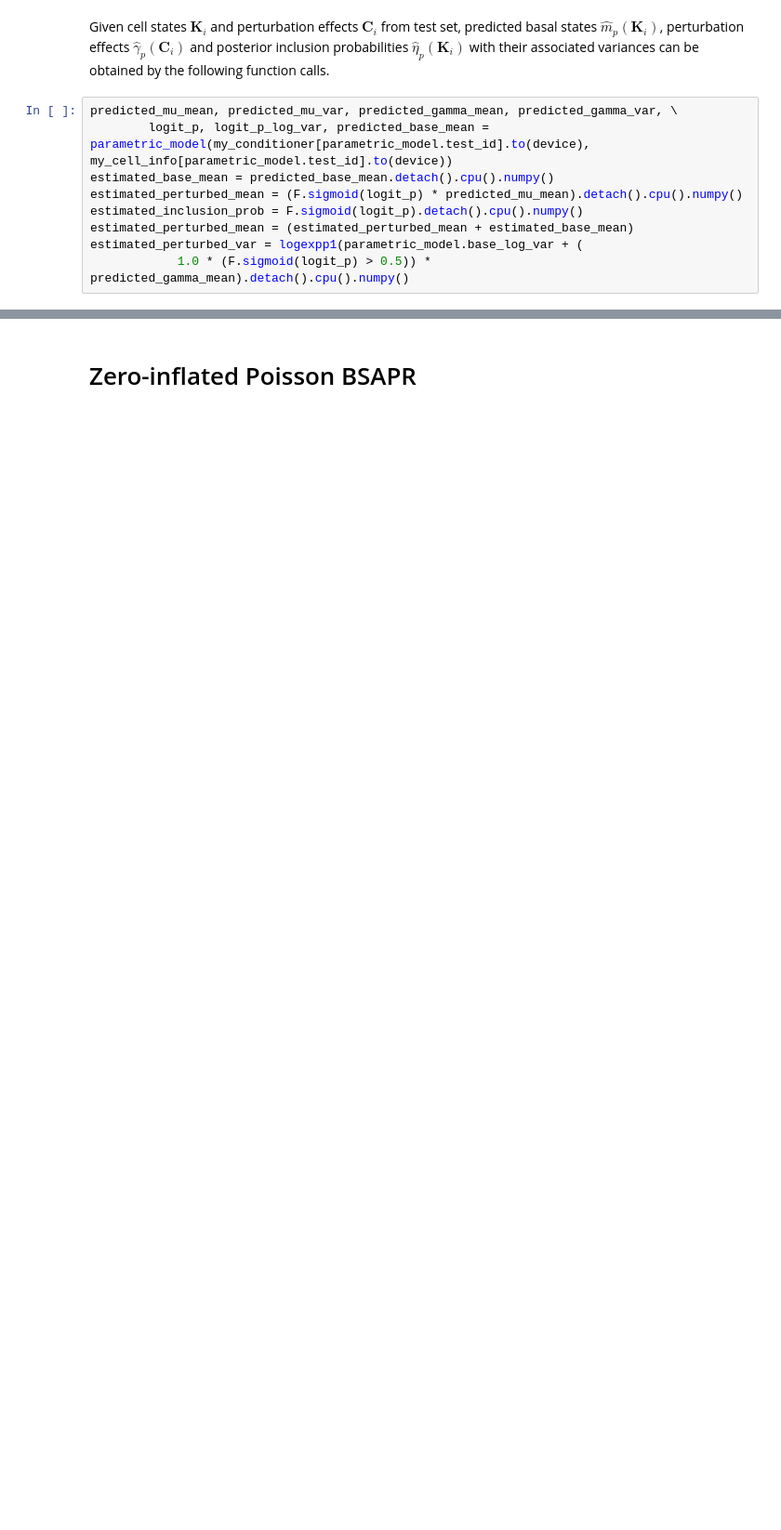
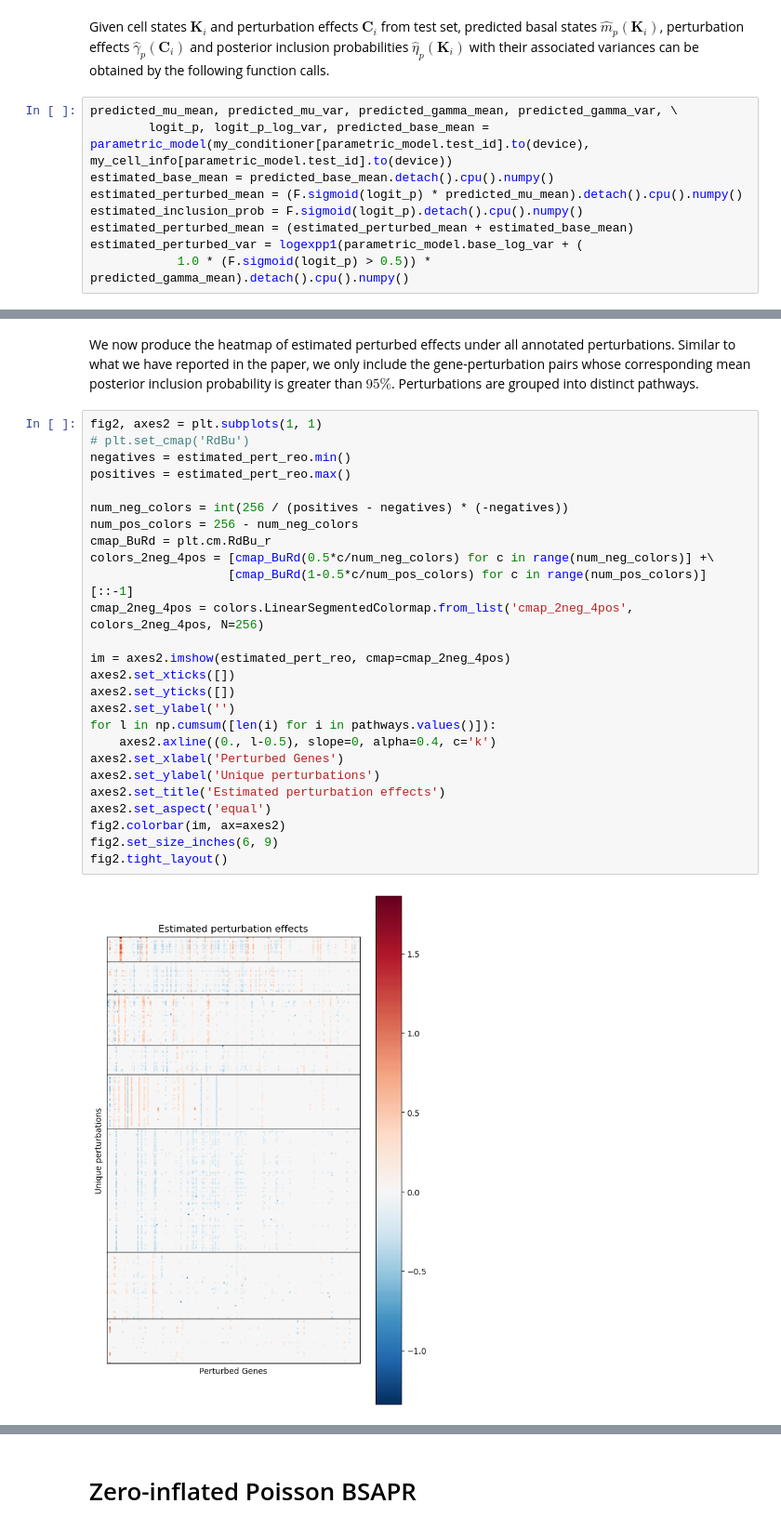
Before and after one commit to hwxing3259/GPerturb, a Jupyter notebook: demo/demo.ipynb, the cells around one changed output, grey strips where cells are left out. Shown at 93% size. Cells and saved outputs as stored; diff of their text form; blank space fills up the shorter version.

```diff
--- a/demo/demo.ipynb
+++ b/demo/demo.ipynb
@@ -157,0 +179,30 @@ fig2.tight_layout()
+# %% [markdown]
+We now produce the heatmap of estimated perturbed effects under all annotated perturbations. Similar to what we have reported in the paper, we only include the gene-perturbation pairs whose corresponding mean posterior inclusion probability is greater than $95\%$. Perturbations are grouped into distinct pathways.
+# %%
+fig2, axes2 = plt.subplots(1, 1)
+# plt.set_cmap('RdBu')
+negatives = estimated_pert_reo.min()
+positives = estimated_pert_reo.max()
+
+num_neg_colors = int(256 / (positives - negatives) * (-negatives))
+num_pos_colors = 256 - num_neg_colors
+cmap_BuRd = plt.cm.RdBu_r
+colors_2neg_4pos = [cmap_BuRd(0.5*c/num_neg_colors) for c in range(num_neg_colors)] +\
+                   [cmap_BuRd(1-0.5*c/num_pos_colors) for c in range(num_pos_colors)][::-1]
+cmap_2neg_4pos = colors.LinearSegmentedColormap.from_list('cmap_2neg_4pos', colors_2neg_4pos, N=256)
+
+im = axes2.imshow(estimated_pert_reo, cmap=cmap_2neg_4pos)
+axes2.set_xticks([])
+axes2.set_yticks([])
+axes2.set_ylabel('')
+for l in np.cumsum([len(i) for i in pathways.values()]):
+    axes2.axline((0., l-0.5), slope=0, alpha=0.4, c='k')
+axes2.set_xlabel('Perturbed Genes')
+axes2.set_ylabel('Unique perturbations')
+axes2.set_title('Estimated perturbation effects')
+axes2.set_aspect('equal')
+fig2.colorbar(im, ax=axes2)
+fig2.set_size_inches(6, 9)
+fig2.tight_layout()
+# %% [output]
+[figure, added]
```
Also changed, not shown: parts of 34 cells of this notebook.
